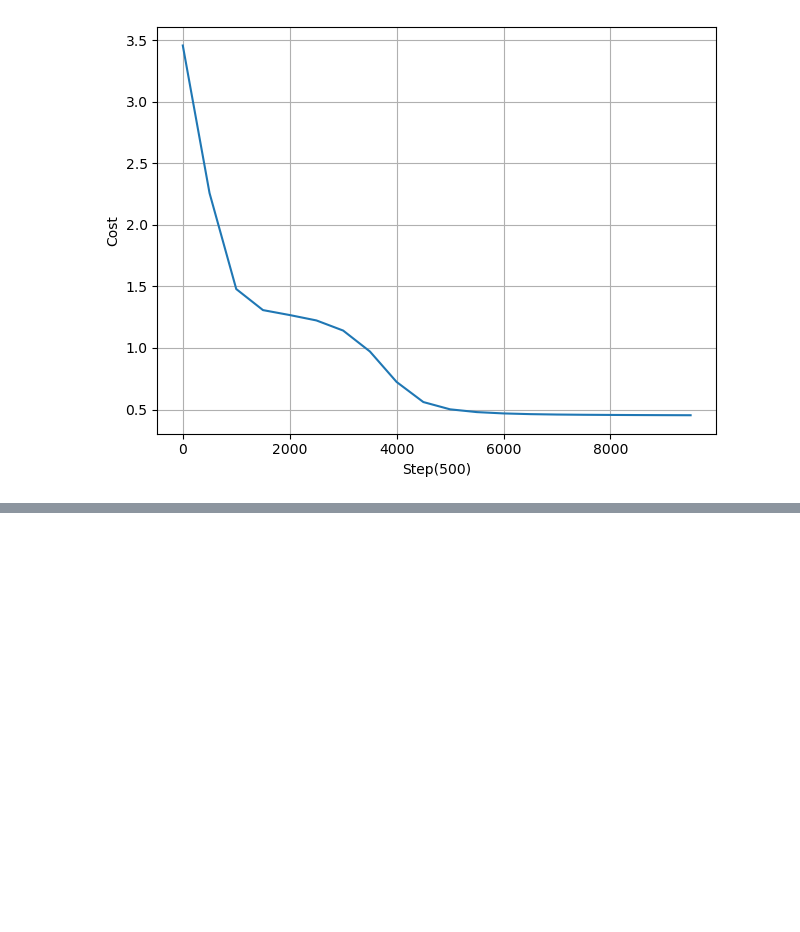
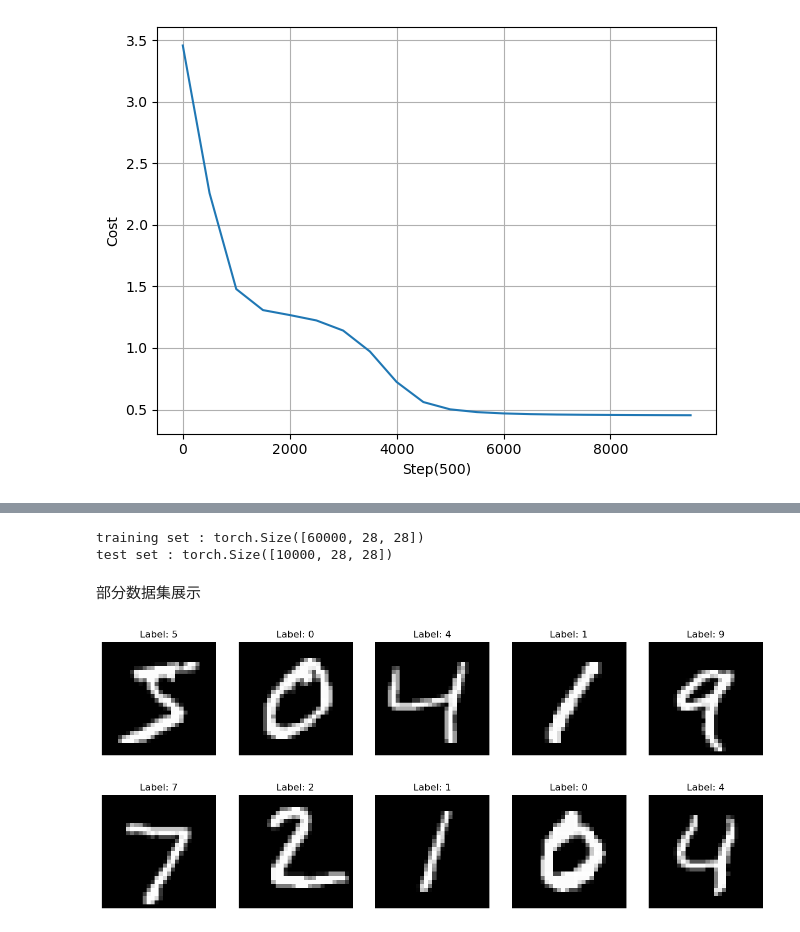
Before and after one commit to scpsyl/Artificial_NN_Hw, a Jupyter notebook: Homework2/Task1.ipynb, the cells around one changed output, grey strips where cells are left out. Saved outputs shown, nothing was run; the diff lists cells and outputs as text; code cells hidden in the pictures; blank space fills up the shorter version.

```diff
--- a/Homework2/Task1.ipynb
+++ b/Homework2/Task1.ipynb
@@ -395,0 +672,65 @@ Cost after iteration 9500: 0.45358358102040824
+# %%
+import os
+from skimage import io
+import torchvision.datasets.mnist as mnist
+
+root="data/MNIST/raw"
+train_set = (
+    mnist.read_image_file(os.path.join(root, 'train-images-idx3-ubyte')),
+    mnist.read_label_file(os.path.join(root, 'train-labels-idx1-ubyte'))
+        )
+test_set = (
+    mnist.read_image_file(os.path.join(root, 't10k-images-idx3-ubyte')),
+    mnist.read_label_file(os.path.join(root, 't10k-labels-idx1-ubyte'))
+        )
+print("training set :",train_set[0].size())
+print("test set :",test_set[0].size())
+
+def convert_to_img(train=True):
+    if(train):
+        f=open(root+'train.txt','w')
+        data_path=root+'/train/'
+        if(not os.path.exists(data_path)):
+            os.makedirs(data_path)
+        for i, (img,label) in enumerate(zip(train_set[0],train_set[1])):
+            img_path=data_path+str(i)+'.jpg'
+            io.imsave(img_path,img.numpy())
+            f.write(img_path+' '+str(label)+'\n')
+        f.close()
+    else:
+        f = open(root + 'test.txt', 'w')
+        data_path = root + '/test/'
+        if (not os.path.exists(data_path)):
+            os.makedirs(data_path)
+        for i, (img,label) in enumerate(zip(test_set[0],test_set[1])):
+            img_path = data_path+ str(i) + '.jpg'
+            io.imsave(img_path, img.numpy())
+            f.write(img_path + ' ' + str(label) + '\n')
+        f.close()
+
+convert_to_img(True)#转换训练集
+convert_to_img(False)#转换测试集
+# %% [output]
+training set : torch.Size([60000, 28, 28])
+test set : torch.Size([10000, 28, 28])
+# %% [markdown]
+部分数据集展示
+# %%
+# 展示部分训练集数据
+fig, axes = plt.subplots(1, 5, figsize=(15, 3))
+for i, ax in enumerate(axes):
+    ax.imshow(train_set[0][i].numpy(), cmap='gray')
+    ax.set_title(f"Label: {train_set[1][i].item()}")
+    ax.axis('off')
+plt.show()
+
+# 展示部分测试集数据
+fig, axes = plt.subplots(1, 5, figsize=(15, 3))
+for i, ax in enumerate(axes):
+    ax.imshow(test_set[0][i].numpy(), cmap='gray')
+    ax.set_title(f"Label: {test_set[1][i].item()}")
+    ax.axis('off')
+plt.show()
+# %% [output]
+[figure, added]
+[figure, added]
```
Also changed, not shown: parts of 12 cells of this notebook.
